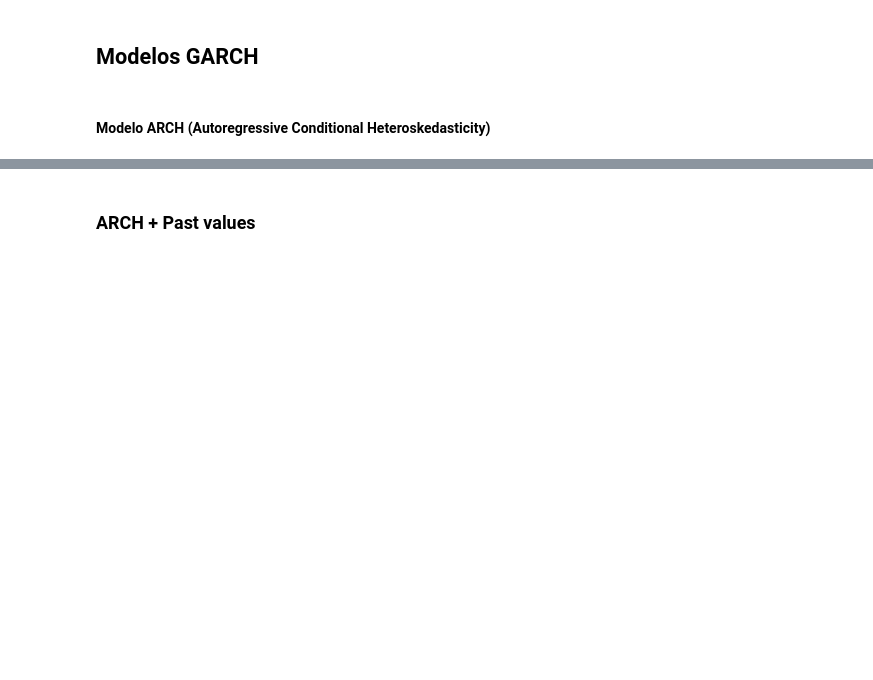
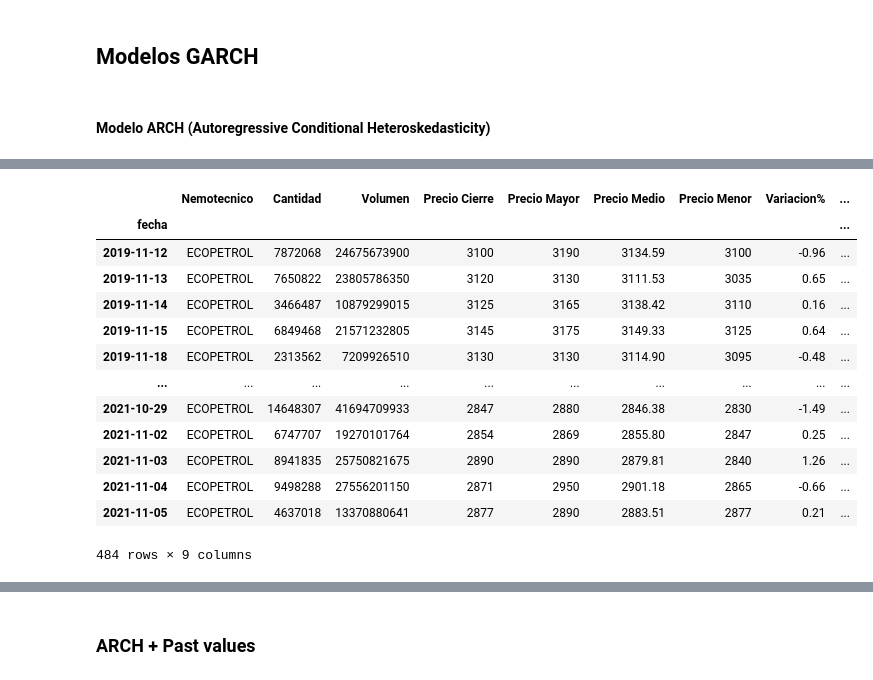
Before and after one commit to JuanAcevedoEcon/Econometria-basica-con-Python, a Jupyter notebook: Scripts/(9) ARCH - GARCH.ipynb, the cells around one changed output, grey strips where cells are left out. Saved outputs shown, nothing was run; the diff lists cells and outputs as text; code cells hidden in the pictures; blank space fills up the shorter version.

```diff
--- a/Scripts/(9) ARCH - GARCH.ipynb
+++ b/Scripts/(9) ARCH - GARCH.ipynb
@@ -20 +38,18 @@ precios = precios._______("_______")
+# %%
+precios
+# %% [output]
+|  | Nemotecnico | Cantidad | Volumen | Precio Cierre | Precio Mayor | Precio Medio | Precio Menor | Variacion% | ... |
+| fecha |  |  |  |  |  |  |  |  | ... |
+| 2019-11-12 | ECOPETROL | 7872068 | 24675673900 | 3100 | 3190 | 3134.59 | 3100 | -0.96 | ... |
+| 2019-11-13 | ECOPETROL | 7650822 | 23805786350 | 3120 | 3130 | 3111.53 | 3035 | 0.65 | ... |
+| 2019-11-14 | ECOPETROL | 3466487 | 10879299015 | 3125 | 3165 | 3138.42 | 3110 | 0.16 | ... |
+| 2019-11-15 | ECOPETROL | 6849468 | 21571232805 | 3145 | 3175 | 3149.33 | 3125 | 0.64 | ... |
+| 2019-11-18 | ECOPETROL | 2313562 | 7209926510 | 3130 | 3130 | 3114.90 | 3095 | -0.48 | ... |
+| ... | ... | ... | ... | ... | ... | ... | ... | ... | ... |
+| 2021-10-29 | ECOPETROL | 14648307 | 41694709933 | 2847 | 2880 | 2846.38 | 2830 | -1.49 | ... |
+| 2021-11-02 | ECOPETROL | 6747707 | 19270101764 | 2854 | 2869 | 2855.80 | 2847 | 0.25 | ... |
+| 2021-11-03 | ECOPETROL | 8941835 | 25750821675 | 2890 | 2890 | 2879.81 | 2840 | 1.26 | ... |
+| 2021-11-04 | ECOPETROL | 9498288 | 27556201150 | 2871 | 2950 | 2901.18 | 2865 | -0.66 | ... |
+| 2021-11-05 | ECOPETROL | 4637018 | 13370880641 | 2877 | 2890 | 2883.51 | 2877 | 0.21 | ... |
+484 rows × 9 columns
 # %%
```
Also changed, not shown: parts of 19 cells of this notebook.
